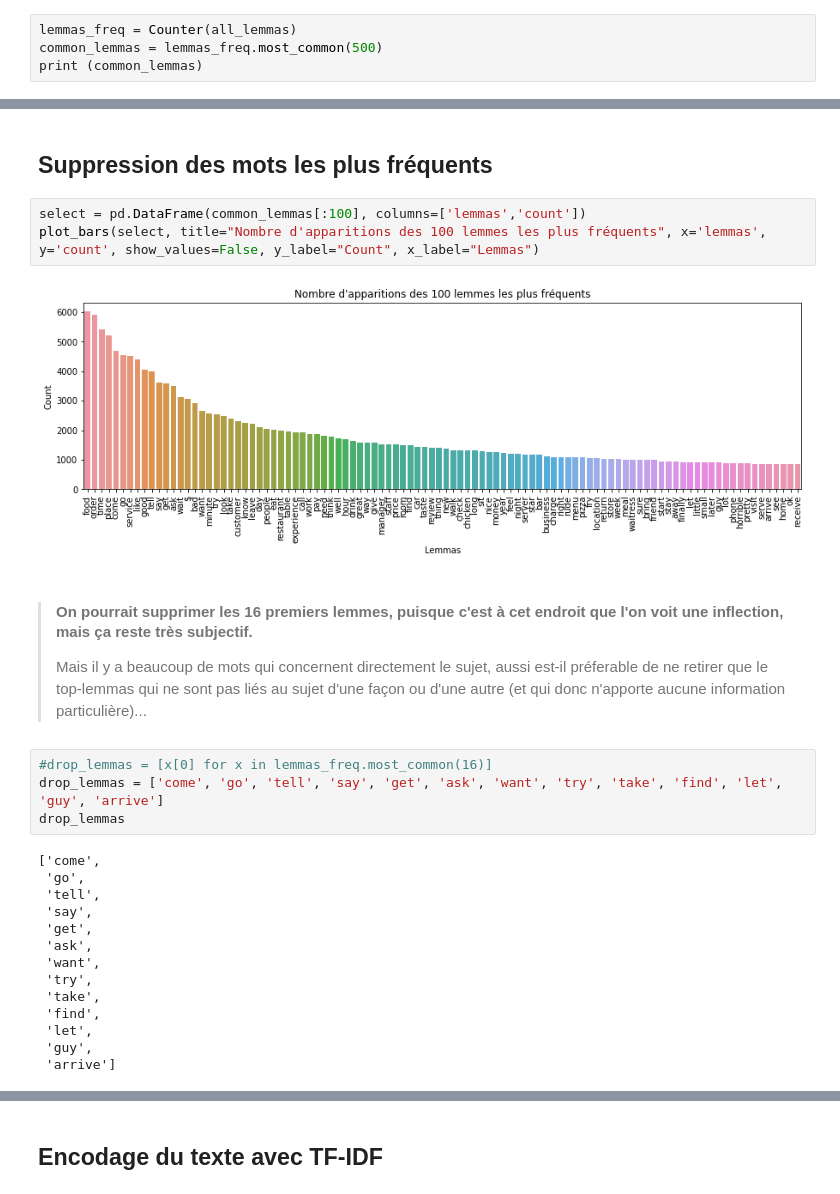
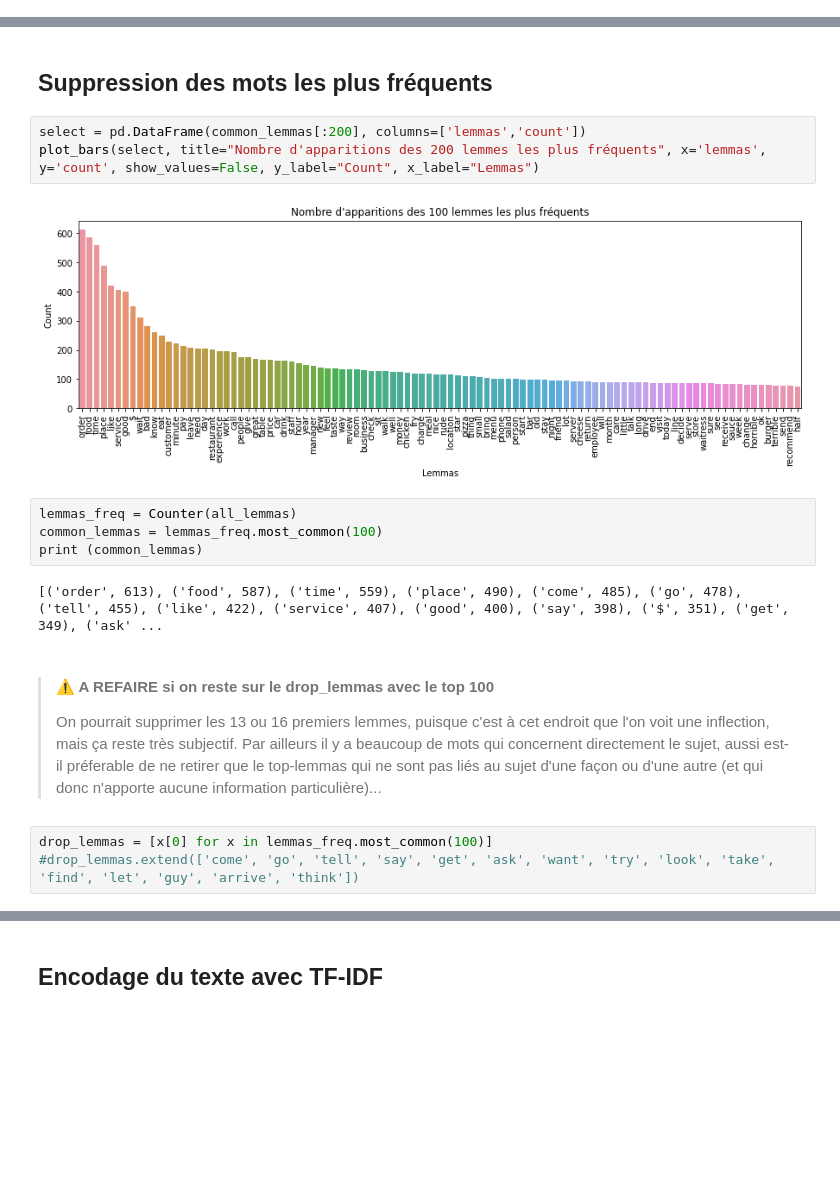
Before and after one commit to Valkea/OC_AI_06, a Jupyter notebook: 01_EDA.ipynb, the cells around one changed output, grey strips where cells are left out. Cells and saved outputs as stored; diff of their text form; blank space fills up the shorter version.

```diff
--- a/01_EDA.ipynb
+++ b/01_EDA.ipynb
@@ -254,4 +201,0 @@ len(nlp.vocab)
-# %%
-lemmas_freq = Counter(all_lemmas)
-common_lemmas = lemmas_freq.most_common(500)
-print (common_lemmas)
@@ -276,28 +241,20 @@ plt.show()
 # %% [markdown]
 ## Suppression des mots les plus fréquents
 # %%
-select = pd.DataFrame(common_lemmas[:100], columns=['lemmas','count'])
-plot_bars(select, title="Nombre d'apparitions des 100 lemmes les plus fréquents", x='lemmas', y='count', show_values=False, y_label="Count", x_label="Lemmas")
+select = pd.DataFrame(common_lemmas[:200], columns=['lemmas','count'])
+plot_bars(select, title="Nombre d'apparitions des 200 lemmes les plus fréquents", x='lemmas', y='count', show_values=False, y_label="Count", x_label="Lemmas")
 # %% [output]
-[figure, old version]
+[figure, new version]
+# %%
+lemmas_freq = Counter(all_lemmas)
+common_lemmas = lemmas_freq.most_common(100)
+print (common_lemmas)
+# %% [output]
+[('order', 613), ('food', 587), ('time', 559), ('place', 490), ('come', 485), ('go', 478), ('tell', 455), ('like', 422), ('service', 407), ('good', 400), ('say', 398), ('$', 351), ('get', 349), ('ask' ...
 # %% [markdown]
->#### On pourrait supprimer les 16 premiers lemmes, puisque c'est à cet endroit que l'on voit une inflection, mais ça reste très subjectif.
-> Mais il y a beaucoup de mots qui concernent directement le sujet, aussi est-il préferable de ne retirer que le top-lemmas qui ne sont pas liés au sujet d'une façon ou d'une autre (et qui donc n'apporte aucune information particulière)...
+>#### ⚠️ A REFAIRE si on reste sur le drop_lemmas avec le top 100
+> On pourrait supprimer les 13 ou 16 premiers lemmes, puisque c'est à cet endroit que l'on voit une inflection, mais ça reste très subjectif.
+> Par ailleurs il y a beaucoup de mots qui concernent directement le sujet, aussi est-il préferable de ne retirer que le top-lemmas qui ne sont pas liés au sujet d'une façon ou d'une autre (et qui donc n'apporte aucune information particulière)...
 # %%
-#drop_lemmas = [x[0] for x in lemmas_freq.most_common(16)]
-drop_lemmas = ['come', 'go', 'tell', 'say', 'get', 'ask', 'want', 'try', 'take', 'find', 'let', 'guy', 'arrive']
-drop_lemmas
+drop_lemmas = [x[0] for x in lemmas_freq.most_common(100)]
+#drop_lemmas.extend(['come', 'go', 'tell', 'say', 'get', 'ask', 'want', 'try', 'look', 'take', 'find', 'let', 'guy', 'arrive', 'think'])
-# %% [output]
-['come',
- 'go',
- 'tell',
- 'say',
- 'get',
- 'ask',
- 'want',
- 'try',
- 'take',
- 'find',
- 'let',
- 'guy',
- 'arrive']
```
Also changed, not shown: parts of 85 cells of this notebook.
